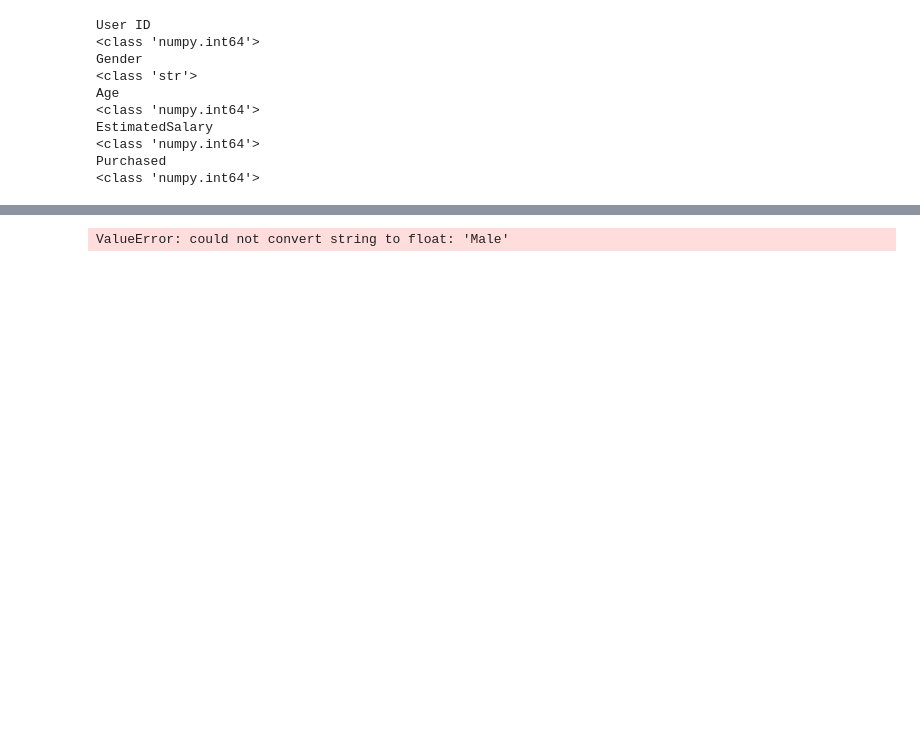
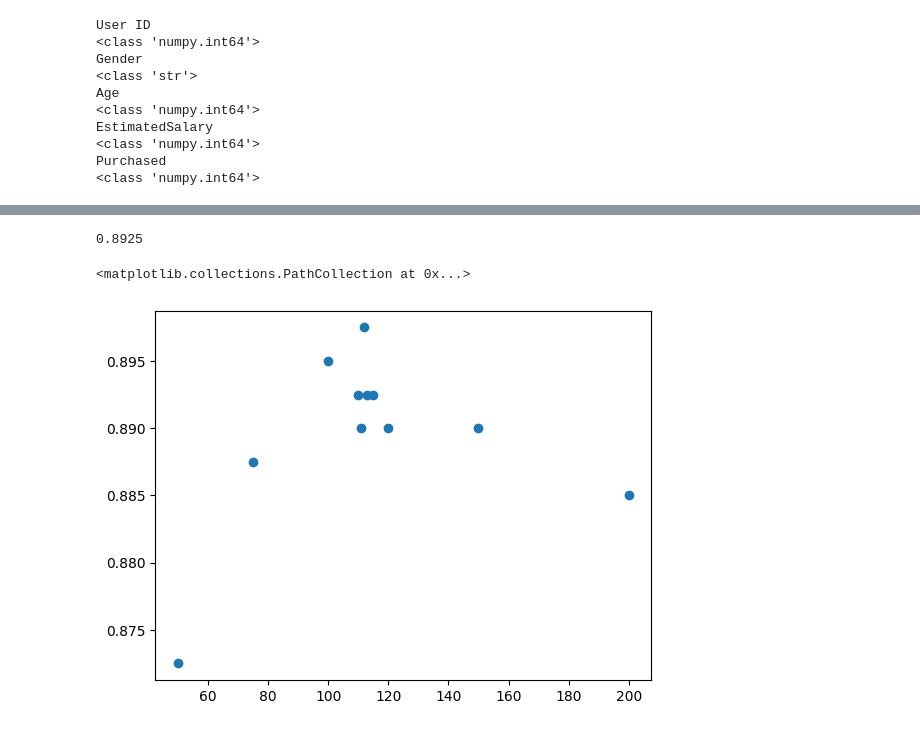
Before and after one commit to 698ben/CSCI-184, a Jupyter notebook: Hw3.ipynb, the cells around one changed output, grey strips where cells are left out. Drawn from its saved outputs; the diff is of its cells as text; code cells hidden in the pictures; blank space fills up the shorter version.

```diff
--- a/Hw3.ipynb
+++ b/Hw3.ipynb
@@ -58,4 +111,16 @@ for i in range(0,400):
 # %%
-datax = sk2.normalize(datax)
+model = sk3.RandomForestClassifier( criterion = "entropy",bootstrap = True,oob_score = True,n_estimators = 113)
-# %% [output]
-ValueError: could not convert string to float: 'Male'
+# %%
+model.fit(datax,datay)
+
+model.oob_score_
+# %% [output]
+0.8925
+# %%
+x = [50,75,100,110,111,112,113,115,120,150,200]
+y = [.8725,.8875,.895,.8925,.89,.8975,.8925,.8925,.89,.89,.885]
+
+pt.scatter(x,y)
+# %% [output]
+<matplotlib.collections.PathCollection at 0x...>
+[figure, added]
```
Also changed, not shown: parts of 5 cells of this notebook.
